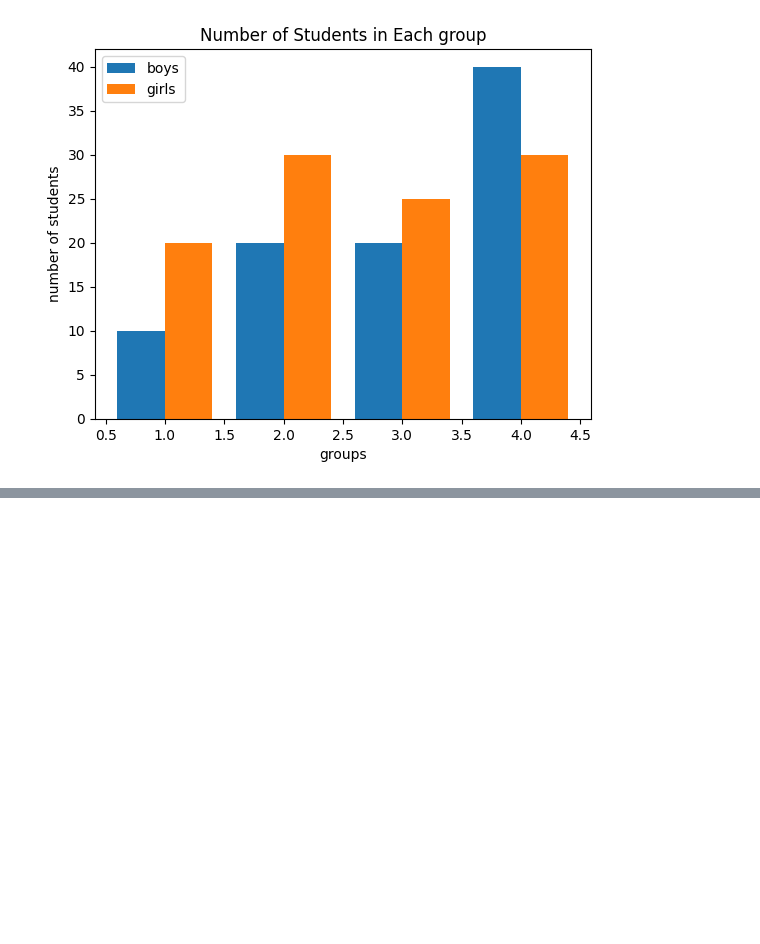
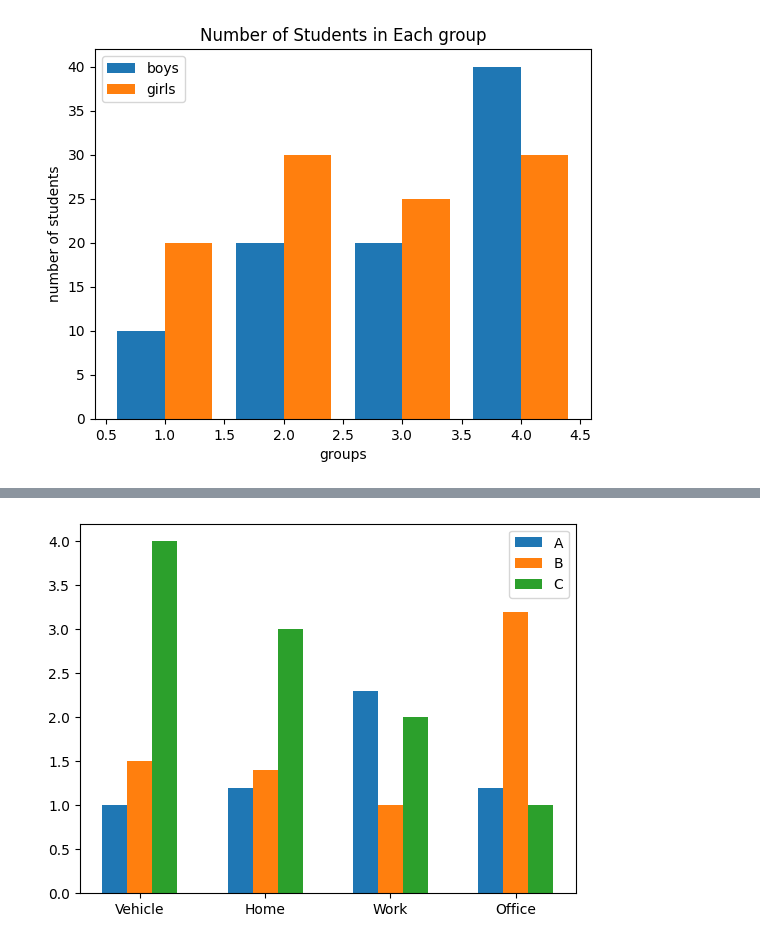
Before and after one commit to ajay2712006/ds45, a Jupyter notebook: day12.ipynb, the cells around one changed output, grey strips where cells are left out. Drawn from its saved outputs; the diff is of its cells as text; code cells hidden in the pictures; blank space fills up the shorter version.

```diff
--- a/day12.ipynb
+++ b/day12.ipynb
@@ -176,0 +213,22 @@ plt.show()
+# %%
+ import matplotlib.pyplot as plt
+import numpy as np
+
+x = np.array([1, 2, 3, 4])
+
+y1 = [1.0, 1.2, 2.3, 1.2]
+y2 = [1.5, 1.4, 1.0, 3.2]
+y3 = [4.0, 3.0, 2.0, 1.0]
+
+w = 0.20
+
+plt.bar(x - w, y1, width=w, label="A")
+plt.bar(x, y2, width=w, label="B")
+plt.bar(x + w, y3, width=w, label="C")
+
+plt.xticks(x, ["Vehicle", "Home", "Work", "Office"])
+
+plt.legend()
+plt.show()
+# %% [output]
+[figure, added]
```
Also changed, not shown: parts of 6 cells of this notebook.
